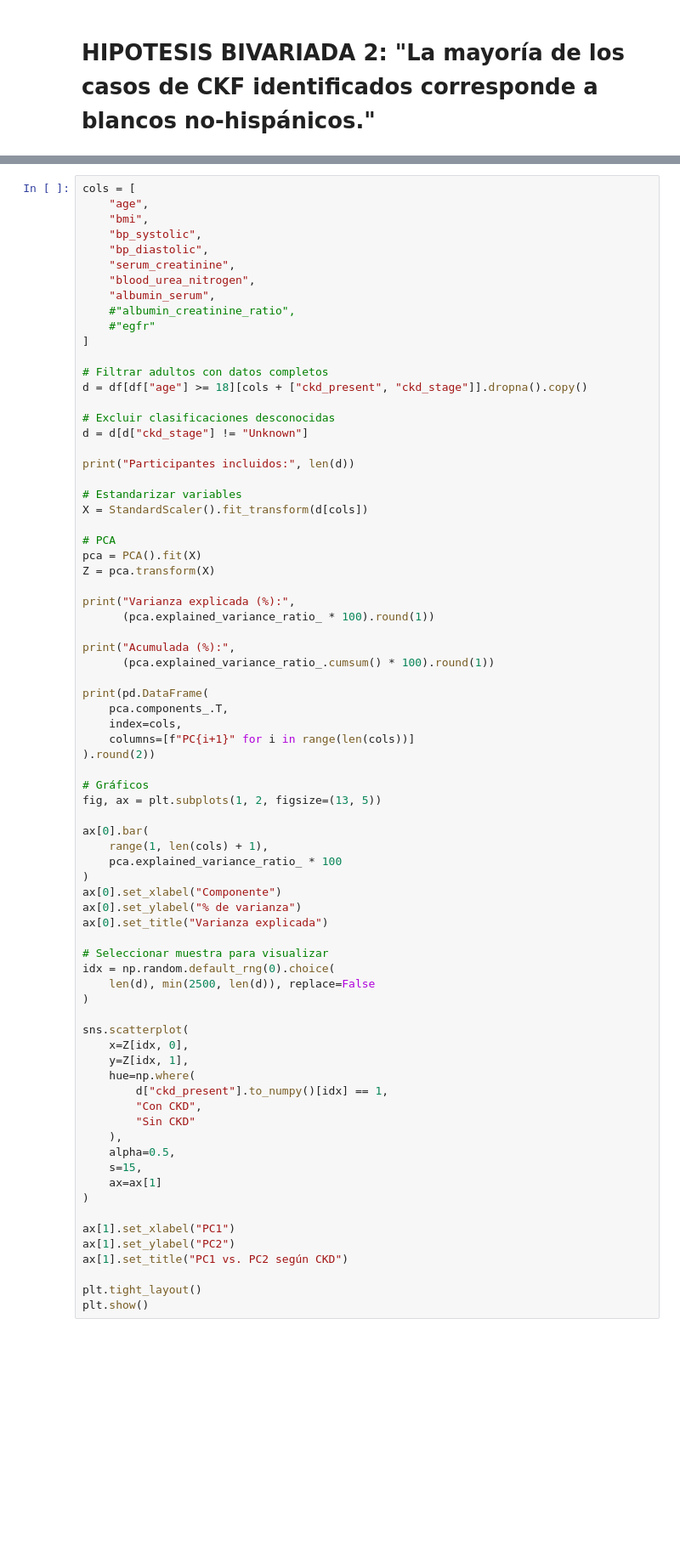
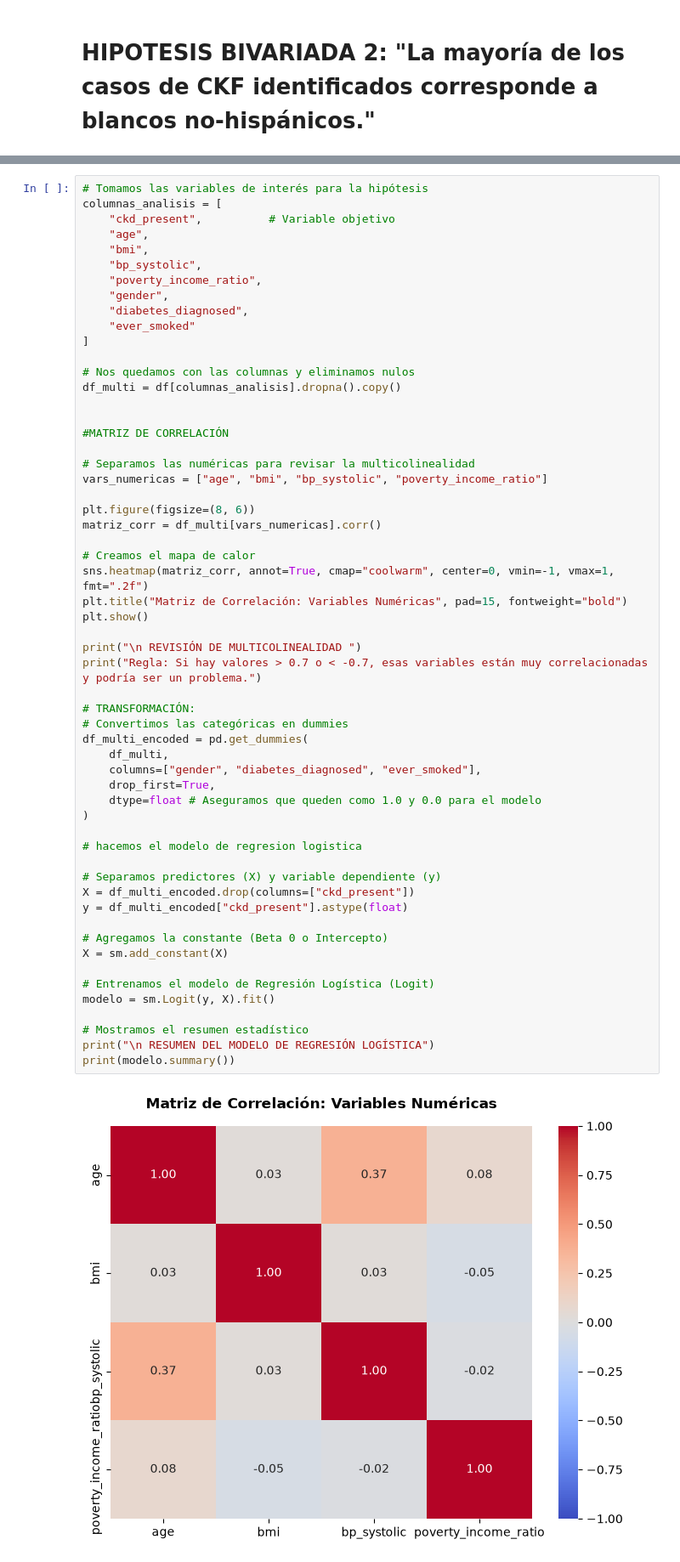
Before and after one commit to tincho1102/TpEspecialFundamentos, a Jupyter notebook: analisis.ipynb, the cells around one changed output, grey strips where cells are left out. Shown at 85% size. Drawn from its saved outputs; the diff is of its cells as text; blank space fills up the shorter version.

Commit message:
Analisis multivariado añadido y correccion de bivariadas

```diff
--- a/analisis.ipynb
+++ b/analisis.ipynb
@@ -436,76 +613,59 @@ para un futuro analisis la hipotesis deberia ser planteada desde el punto de vis
 # %%
-cols = [
+# Tomamos las variables de interés para la hipótesis
+columnas_analisis = [
+    "ckd_present",          # Variable objetivo
     "age",
     "bmi",
     "bp_systolic",
-    "bp_diastolic",
-    "serum_creatinine",
-    "blood_urea_nitrogen",
-    "albumin_serum",
-    #"albumin_creatinine_ratio",
-    #"egfr"
+    "poverty_income_ratio",
+    "gender",
+    "diabetes_diagnosed",
+    "ever_smoked"
 ]
 
-# Filtrar adultos con datos completos
-d = df[df["age"] >= 18][cols + ["ckd_present", "ckd_stage"]].dropna().copy()
+# Nos quedamos con las columnas y eliminamos nulos
+df_multi = df[columnas_analisis].dropna().copy()
 
-# Excluir clasificaciones desconocidas
-d = d[d["ckd_stage"] != "Unknown"]
 
-print("Participantes incluidos:", len(d))
+#MATRIZ DE CORRELACIÓN
 
-# Estandarizar variables
-X = StandardScaler().fit_transform(d[cols])
+# Separamos las numéricas para revisar la multicolinealidad
+vars_numericas = ["age", "bmi", "bp_systolic", "poverty_income_ratio"]
 
-# PCA
-pca = PCA().fit(X)
-Z = pca.transform(X)
+plt.figure(figsize=(8, 6))
+matriz_corr = df_multi[vars_numericas].corr()
 
-print("Varianza explicada (%):",
-      (pca.explained_variance_ratio_ * 100).round(1))
+# Creamos el mapa de calor
+sns.heatmap(matriz_corr, annot=True, cmap="coolwarm", center=0, vmin=-1, vmax=1, fmt=".2f")
+plt.title("Matriz de Correlación: Variables Numéricas", pad=15, fontweight="bold")
+plt.show()
 
-print("Acumulada (%):",
-      (pca.explained_variance_ratio_.cumsum() * 100).round(1))
+print("\n REVISIÓN DE MULTICOLINEALIDAD ")
+print("Regla: Si hay valores > 0.7 o < -0.7, esas variables están muy correlacionadas y podría ser un problema.")
 
-print(pd.DataFrame(
-    pca.components_.T,
-    index=cols,
-    columns=[f"PC{i+1}" for i in range(len(cols))]
-).round(2))
-
-# Gráficos
-fig, ax = plt.subplots(1, 2, figsize=(13, 5))
-
-ax[0].bar(
-    range(1, len(cols) + 1),
-    pca.explained_variance_ratio_ * 100
-)
-ax[0].set_xlabel("Componente")
-ax[0].set_ylabel("% de varianza")
-ax[0].set_title("Varianza explicada")
-
-# Seleccionar muestra para visualizar
-idx = np.random.default_rng(0).choice(
-    len(d), min(2500, len(d)), replace=False
+# TRANSFORMACIÓN:
+# Convertimos las categóricas en dummies
+df_multi_encoded = pd.get_dummies(
+    df_multi,
+    columns=["gender", "diabetes_diagnosed", "ever_smoked"],
+    drop_first=True,
+    dtype=float # Aseguramos que queden como 1.0 y 0.0 para el modelo
 )
 
-sns.scatterplot(
-    x=Z[idx, 0],
-    y=Z[idx, 1],
-    hue=np.where(
-        d["ckd_present"].to_numpy()[idx] == 1,
-        "Con CKD",
-        "Sin CKD"
-    ),
-    alpha=0.5,
-    s=15,
-    ax=ax[1]
-)
+# hacemos el modelo de regresion logistica
 
-ax[1].set_xlabel("PC1")
-ax[1].set_ylabel("PC2")
-ax[1].set_title("PC1 vs. PC2 según CKD")
+# Separamos predictores (X) y variable dependiente (y)
+X = df_multi_encoded.drop(columns=["ckd_present"])
+y = df_multi_encoded["ckd_present"].astype(float)
 
-plt.tight_layout()
-plt.show()
+# Agregamos la constante (Beta 0 o Intercepto)
+X = sm.add_constant(X)
+
+# Entrenamos el modelo de Regresión Logística (Logit)
+modelo = sm.Logit(y, X).fit()
+
+# Mostramos el resumen estadístico
+print("\n RESUMEN DEL MODELO DE REGRESIÓN LOGÍSTICA")
+print(modelo.summary())
 # %% [output]
+[figure, new version]
```
Also changed, not shown: parts of 28 cells of this notebook.
